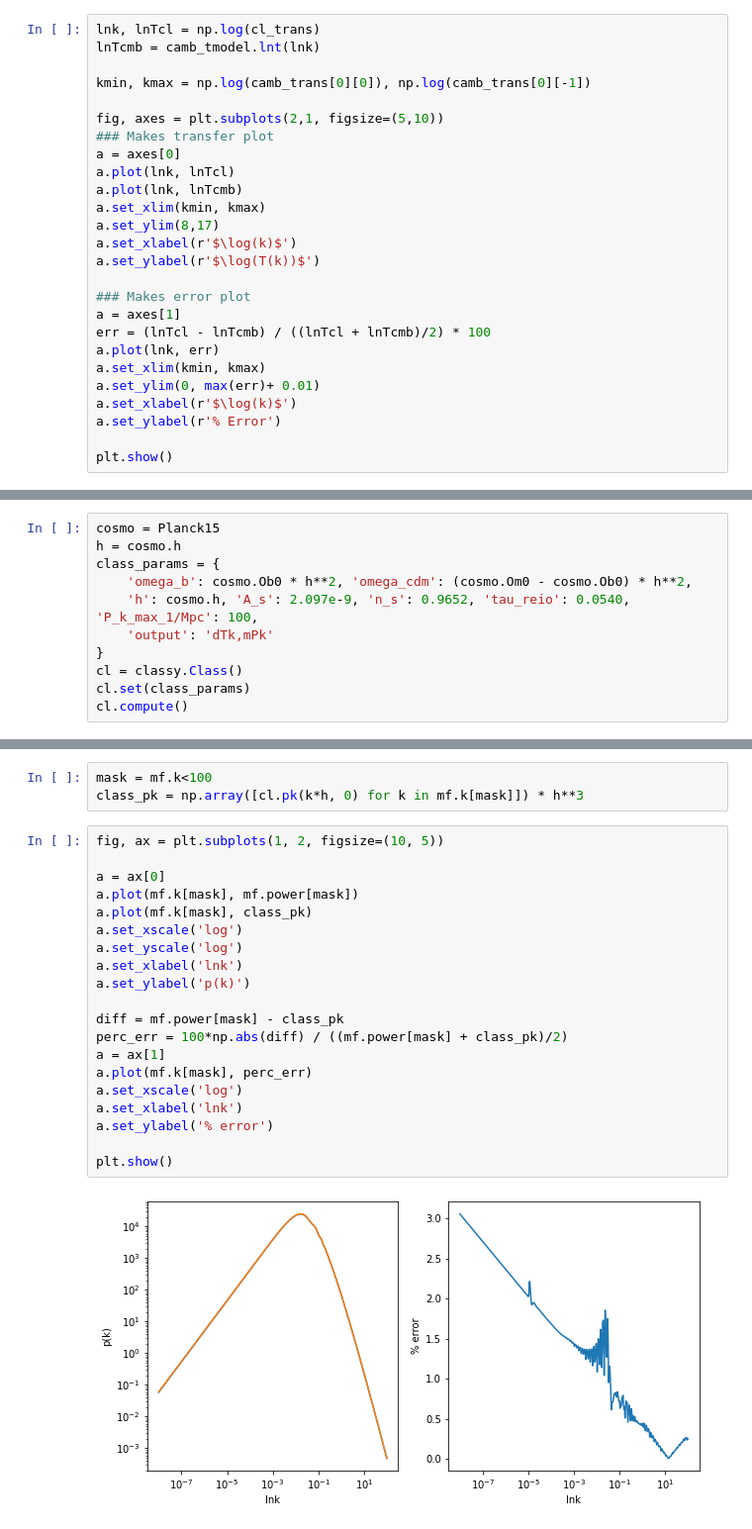
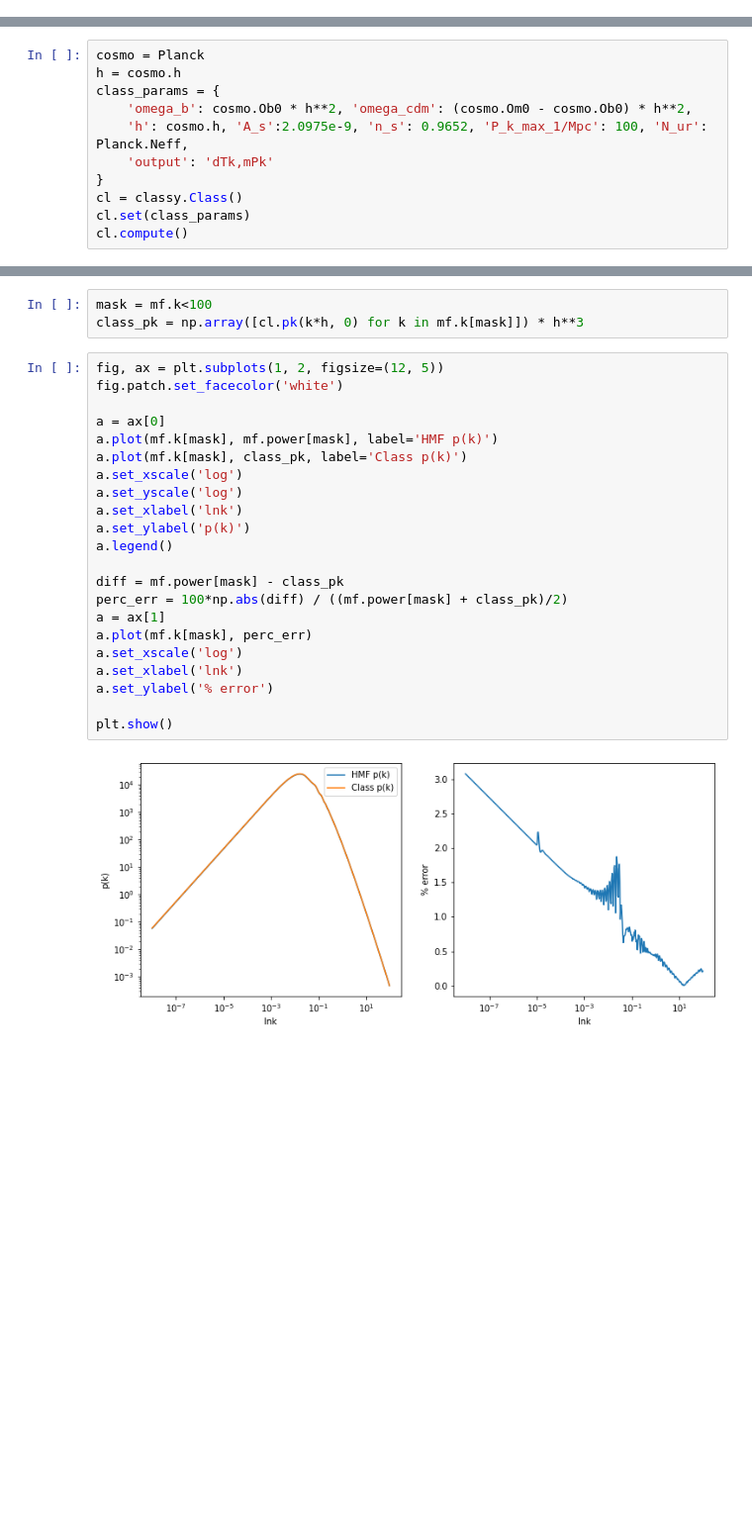
Before and after one commit to treydriskell/millicharge21cm, a Jupyter notebook: scratch/notebooks/classy_hmf.ipynb, the cells around one changed output, grey strips where cells are left out. Shown at 99% size. Cells and saved outputs as stored; diff of their text form; blank space fills up the shorter version.

```diff
--- a/scratch/notebooks/classy_hmf.ipynb
+++ b/scratch/notebooks/classy_hmf.ipynb
@@ -61,26 +172,0 @@ plt.plot(*np.log(camb_trans))
-# %%
-lnk, lnTcl = np.log(cl_trans)
-lnTcmb = camb_tmodel.lnt(lnk)
-
-kmin, kmax = np.log(camb_trans[0][0]), np.log(camb_trans[0][-1])
-
-fig, axes = plt.subplots(2,1, figsize=(5,10))
-### Makes transfer plot
-a = axes[0]
-a.plot(lnk, lnTcl)
-a.plot(lnk, lnTcmb)
-a.set_xlim(kmin, kmax)
-a.set_ylim(8,17)
-a.set_xlabel(r'$\log(k)$')
-a.set_ylabel(r'$\log(T(k))$')
-
-### Makes error plot
-a = axes[1]
-err = (lnTcl - lnTcmb) / ((lnTcl + lnTcmb)/2) * 100
-a.plot(lnk, err)
-a.set_xlim(kmin, kmax)
-a.set_ylim(0, max(err)+ 0.01)
-a.set_xlabel(r'$\log(k)$')
-a.set_ylabel(r'% Error')
-
-plt.show()
@@ -177,9 +286,9 @@ plt.show()
 # %%
-cosmo = Planck15
+cosmo = Planck
 h = cosmo.h
 class_params = {
     'omega_b': cosmo.Ob0 * h**2, 'omega_cdm': (cosmo.Om0 - cosmo.Ob0) * h**2,
-    'h': cosmo.h, 'A_s': 2.097e-9, 'n_s': 0.9652, 'tau_reio': 0.0540, 'P_k_max_1/Mpc': 100,
+    'h': cosmo.h, 'A_s':2.0975e-9, 'n_s': 0.9652, 'P_k_max_1/Mpc': 100, 'N_ur': Planck.Neff,
     'output': 'dTk,mPk'
 }
 cl = classy.Class()
@@ -196,24 +305,26 @@ mf = hmf.hmf.MassFunction(
 mask = mf.k<100
 class_pk = np.array([cl.pk(k*h, 0) for k in mf.k[mask]]) * h**3
 # %%
-fig, ax = plt.subplots(1, 2, figsize=(10, 5))
+fig, ax = plt.subplots(1, 2, figsize=(12, 5))
+fig.patch.set_facecolor('white')
 
 a = ax[0]
-a.plot(mf.k[mask], mf.power[mask])
-a.plot(mf.k[mask], class_pk)
+a.plot(mf.k[mask], mf.power[mask], label='HMF p(k)')
+a.plot(mf.k[mask], class_pk, label='Class p(k)')
 a.set_xscale('log')
 a.set_yscale('log')
 a.set_xlabel('lnk')
 a.set_ylabel('p(k)')
+a.legend()
 
 diff = mf.power[mask] - class_pk
 perc_err = 100*np.abs(diff) / ((mf.power[mask] + class_pk)/2)
 a = ax[1]
 a.plot(mf.k[mask], perc_err)
 a.set_xscale('log')
 a.set_xlabel('lnk')
 a.set_ylabel('% error')
 
 plt.show()
 # %% [output]
-[figure, old version]
+[figure, new version]
```
Also changed, not shown: parts of 30 cells of this notebook.
